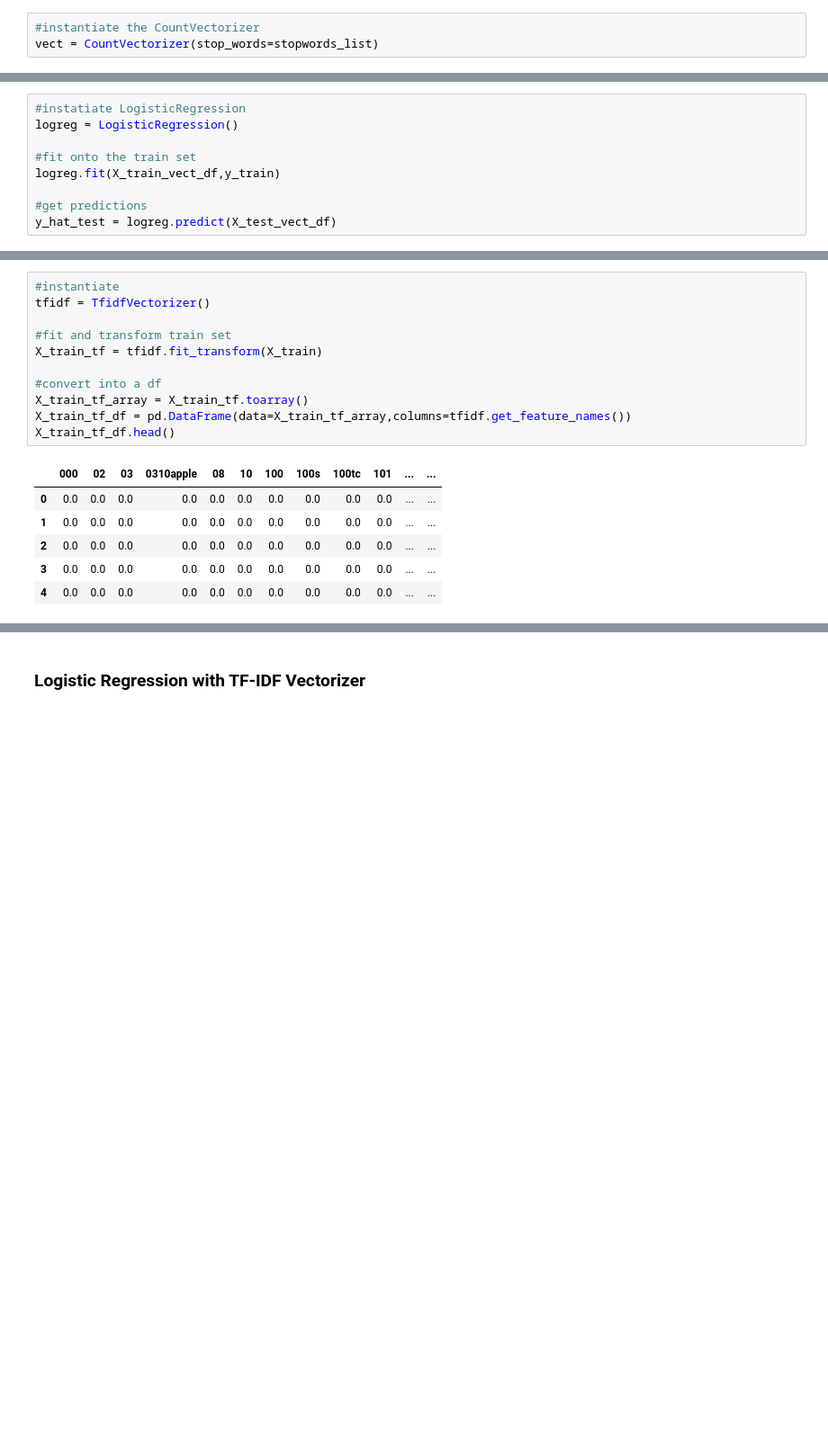
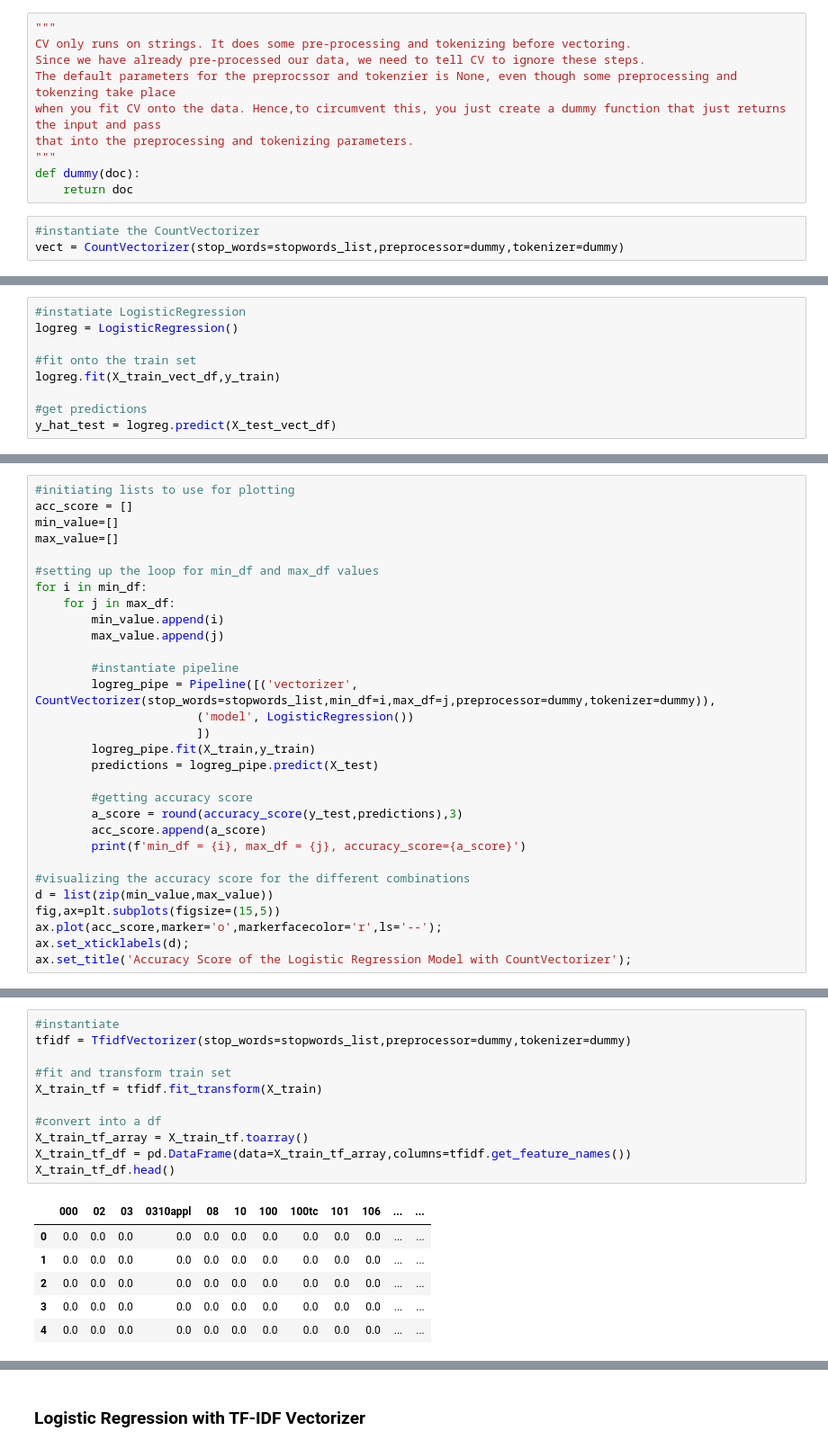
Before and after one commit to rahulakrish/customer_sentiment_analysis, a Jupyter notebook: phase4_project.ipynb, the cells around one changed output, grey strips where cells are left out. Shown at 90% size. Cells and saved outputs as stored; diff of their text form; blank space fills up the shorter version.

Commit message:
different baseline models; applied stemming as well

```diff
--- a/phase4_project.ipynb
+++ b/phase4_project.ipynb
@@ -286,9 +279,19 @@ X_train,X_test,y_train,y_test = train_test_split(X,y,random_state=42)
 # Text Vectorization
 # %% [markdown]
 ## CountVectorizer
+# %%
+"""
+CV only runs on strings. It does some pre-processing and tokenizing before vectoring.
+Since we have already pre-processed our data, we need to tell CV to ignore these steps.
+The default parameters for the preprocssor and tokenzier is None, even though some preprocessing and tokenzing take place
+when you fit CV onto the data. Hence,to circumvent this, you just create a dummy function that just returns the input and pass
+that into the preprocessing and tokenizing parameters.
+"""
+def dummy(doc):
+    return doc
 # %%
 #instantiate the CountVectorizer
-vect = CountVectorizer(stop_words=stopwords_list)
+vect = CountVectorizer(stop_words=stopwords_list,preprocessor=dummy,tokenizer=dummy)
 # %%
 #fit transform on the train set
 X_train_vect = vect.fit_transform(X_train)
@@ -354,0 +363,30 @@ Positive emotion       0.88      0.97      0.92       756
+# %%
+#initiating lists to use for plotting
+acc_score = []
+min_value=[]
+max_value=[]
+
+#setting up the loop for min_df and max_df values
+for i in min_df:
+    for j in max_df:
+        min_value.append(i)
+        max_value.append(j)
+
+        #instantiate pipeline
+        logreg_pipe = Pipeline([('vectorizer', CountVectorizer(stop_words=stopwords_list,min_df=i,max_df=j,preprocessor=dummy,tokenizer=dummy)),
+                       ('model', LogisticRegression())
+                       ])
+        logreg_pipe.fit(X_train,y_train)
+        predictions = logreg_pipe.predict(X_test)
+
+        #getting accuracy score
+        a_score = round(accuracy_score(y_test,predictions),3)
+        acc_score.append(a_score)
+        print(f'min_df = {i}, max_df = {j}, accuracy_score={a_score}')
+
+#visualizing the accuracy score for the different combinations
+d = list(zip(min_value,max_value))
+fig,ax=plt.subplots(figsize=(15,5))
+ax.plot(acc_score,marker='o',markerfacecolor='r',ls='--');
+ax.set_xticklabels(d);
+ax.set_title('Accuracy Score of the Logistic Regression Model with CountVectorizer');
@@ -355,16 +414,16 @@ Positive emotion       0.88      0.97      0.92       756
 # %%
 #instantiate
-tfidf = TfidfVectorizer()
+tfidf = TfidfVectorizer(stop_words=stopwords_list,preprocessor=dummy,tokenizer=dummy)
 
 #fit and transform train set
 X_train_tf = tfidf.fit_transform(X_train)
 
 #convert into a df
 X_train_tf_array = X_train_tf.toarray()
 X_train_tf_df = pd.DataFrame(data=X_train_tf_array,columns=tfidf.get_feature_names())
 X_train_tf_df.head()
 # %% [output]
-|  | 000 | 02 | 03 | 0310apple | 08 | 10 | 100 | 100s | 100tc | 101 | ... | ... |
+|  | 000 | 02 | 03 | 0310appl | 08 | 10 | 100 | 100tc | 101 | 106 | ... | ... |
 | 0 | 0.0 | 0.0 | 0.0 | 0.0 | 0.0 | 0.0 | 0.0 | 0.0 | 0.0 | 0.0 | ... | ... |
 | 1 | 0.0 | 0.0 | 0.0 | 0.0 | 0.0 | 0.0 | 0.0 | 0.0 | 0.0 | 0.0 | ... | ... |
 | 2 | 0.0 | 0.0 | 0.0 | 0.0 | 0.0 | 0.0 | 0.0 | 0.0 | 0.0 | 0.0 | ... | ... |
```
Also changed, not shown: parts of 30 cells of this notebook.
